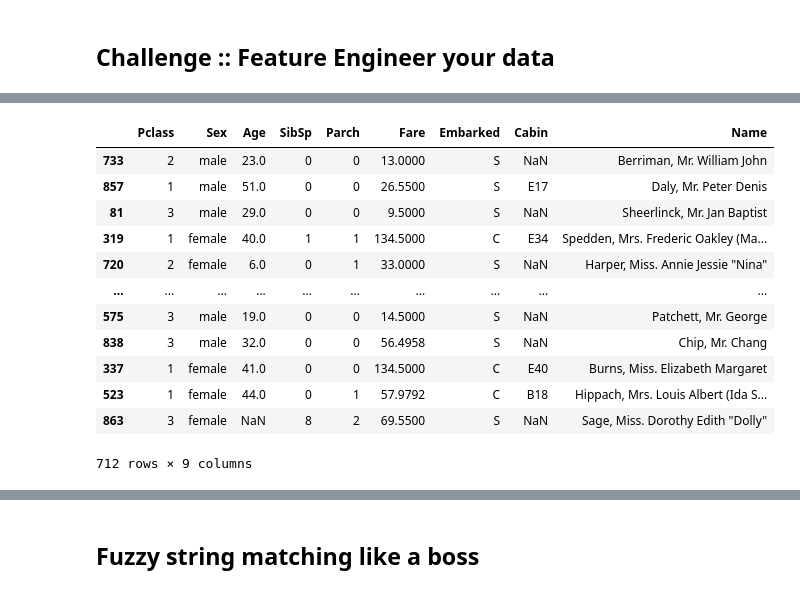
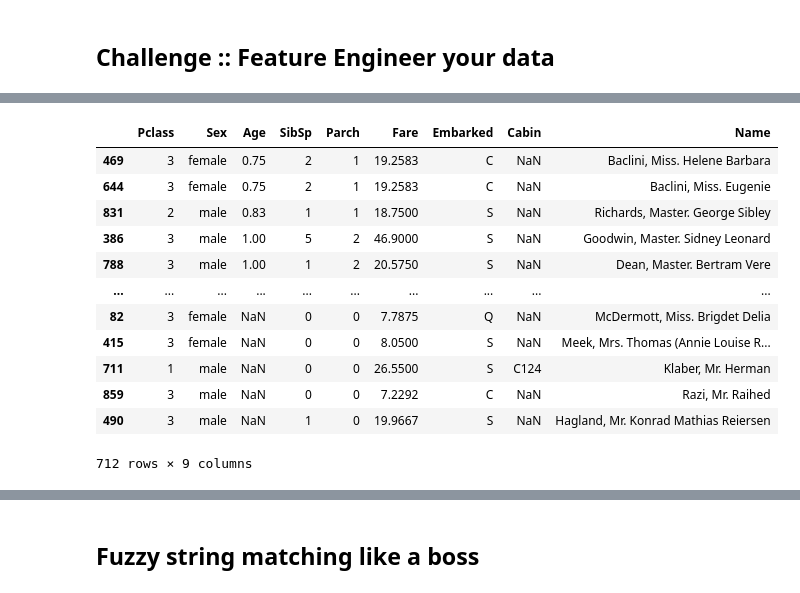
Before and after one commit to greentopsecret/random-forest-fennel-student-code, a Jupyter notebook: week_02/2.7-feature-engineering-with-column-transformers.ipynb, the cells around one changed output, grey strips where cells are left out. Cells and saved outputs as stored; diff of their text form; code cells hidden in the pictures.

```diff
--- a/week_02/2.7-feature-engineering-with-column-transformers.ipynb
+++ b/week_02/2.7-feature-engineering-with-column-transformers.ipynb
@@ -45,30 +14,30 @@ df[df['Fare'].notna()][df['Cabin'].notna()].sort_values(by="Fare", ascending=Fal
 # %%
 from sklearn.compose import ColumnTransformer
 from sklearn.impute import SimpleImputer
 from sklearn.preprocessing import OneHotEncoder, MinMaxScaler
 from sklearn.preprocessing import KBinsDiscretizer
 from sklearn.model_selection import train_test_split
 from sklearn.preprocessing import FunctionTransformer
 from sklearn.preprocessing import Binarizer
 
 from sklearn.pipeline import make_pipeline
 
 X = df[['Pclass', 'Sex', 'Age', 'SibSp', 'Parch', 'Fare', 'Embarked', 'Cabin', 'Name']]
 y = df['Survived']
-X_train, X_test, y_train, y_test = train_test_split(X, y, test_size=0.2, random_state=101)
+X_train, X_test, y_train, y_test = train_test_split(X, y, test_size=0.2, random_state=151)
 
-X_train
+X_train.sort_values(by="Age")
 # %% [output]
 |  | Pclass | Sex | Age | SibSp | Parch | Fare | Embarked | Cabin | Name |
-| 733 | 2 | male | 23.0 | 0 | 0 | 13.0000 | S | NaN | Berriman, Mr. William John |
-| 857 | 1 | male | 51.0 | 0 | 0 | 26.5500 | S | E17 | Daly, Mr. Peter Denis |
-| 81 | 3 | male | 29.0 | 0 | 0 | 9.5000 | S | NaN | Sheerlinck, Mr. Jan Baptist |
-| 319 | 1 | female | 40.0 | 1 | 1 | 134.5000 | C | E34 | Spedden, Mrs. Frederic Oakley (Ma... |
-| 720 | 2 | female | 6.0 | 0 | 1 | 33.0000 | S | NaN | Harper, Miss. Annie Jessie "Nina" |
+| 469 | 3 | female | 0.75 | 2 | 1 | 19.2583 | C | NaN | Baclini, Miss. Helene Barbara |
+| 644 | 3 | female | 0.75 | 2 | 1 | 19.2583 | C | NaN | Baclini, Miss. Eugenie |
+| 831 | 2 | male | 0.83 | 1 | 1 | 18.7500 | S | NaN | Richards, Master. George Sibley |
+| 386 | 3 | male | 1.00 | 5 | 2 | 46.9000 | S | NaN | Goodwin, Master. Sidney Leonard |
+| 788 | 3 | male | 1.00 | 1 | 2 | 20.5750 | S | NaN | Dean, Master. Bertram Vere |
 | ... | ... | ... | ... | ... | ... | ... | ... | ... | ... |
-| 575 | 3 | male | 19.0 | 0 | 0 | 14.5000 | S | NaN | Patchett, Mr. George |
-| 838 | 3 | male | 32.0 | 0 | 0 | 56.4958 | S | NaN | Chip, Mr. Chang |
-| 337 | 1 | female | 41.0 | 0 | 0 | 134.5000 | C | E40 | Burns, Miss. Elizabeth Margaret |
-| 523 | 1 | female | 44.0 | 0 | 1 | 57.9792 | C | B18 | Hippach, Mrs. Louis Albert (Ida S... |
-| 863 | 3 | female | NaN | 8 | 2 | 69.5500 | S | NaN | Sage, Miss. Dorothy Edith "Dolly" |
+| 82 | 3 | female | NaN | 0 | 0 | 7.7875 | Q | NaN | McDermott, Miss. Brigdet Delia |
+| 415 | 3 | female | NaN | 0 | 0 | 8.0500 | S | NaN | Meek, Mrs. Thomas (Annie Louise R... |
+| 711 | 1 | male | NaN | 0 | 0 | 26.5500 | S | C124 | Klaber, Mr. Herman |
+| 859 | 3 | male | NaN | 0 | 0 | 7.2292 | C | NaN | Razi, Mr. Raihed |
+| 490 | 3 | male | NaN | 1 | 0 | 19.9667 | S | NaN | Hagland, Mr. Konrad Mathias Reiersen |
 712 rows × 9 columns
```
Also changed, not shown: parts of 37 cells of this notebook, 1 other file.
